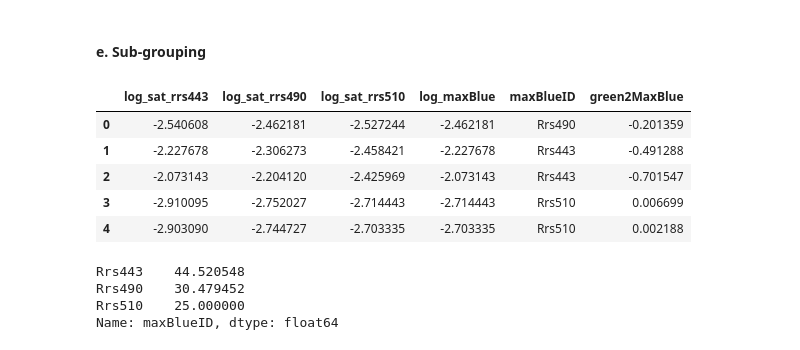
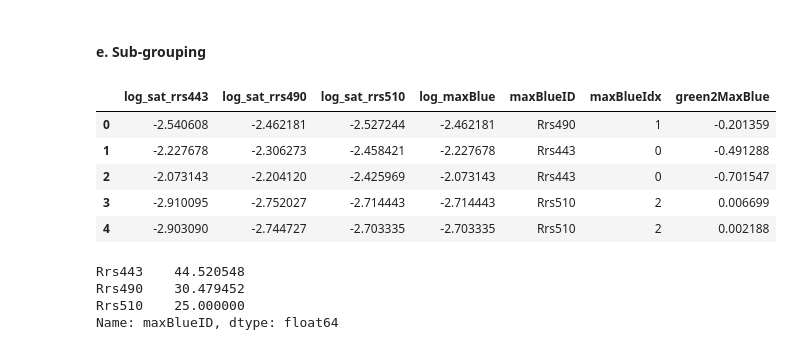
Before and after one commit to madHatter106/IOCS_BUSAN_2019, a Jupyter notebook: BUSAN2019.ipynb, the cells around one changed output. Drawn from its saved outputs; the diff is of its cells as text; code cells hidden in the pictures.

```diff
--- a/BUSAN2019.ipynb
+++ b/BUSAN2019.ipynb
@@ -305,15 +288,18 @@ sb.pairplot(df, vars=['oisst', 'green2MaxBlue', 'log_chlor_a'], hue='maxBlueID',
 # %%
 df['maxBlueID'] = df[blue_band_cols].idxmax(axis=1)
 df['maxBlueID'] = df.maxBlueID.str.extract('(rrs[0-9]+)').iloc[:, 0].str.capitalize()
+# %%
+maxBlueCat = pd.CategoricalDtype(categories=np.sort(df.maxBlueID.unique()), ordered=True)
+df['maxBlueIdx'] = df.maxBlueID.astype(maxBlueCat).cat.codes
 # %%
-df[blue_band_cols + ['log_maxBlue', 'maxBlueID', 'green2MaxBlue']].head()
+df[blue_band_cols + ['log_maxBlue', 'maxBlueID', 'maxBlueIdx', 'green2MaxBlue']].head()
 # %% [output]
-|  | log_sat_rrs443 | log_sat_rrs490 | log_sat_rrs510 | log_maxBlue | maxBlueID | green2MaxBlue |
-| 0 | -2.540608 | -2.462181 | -2.527244 | -2.462181 | Rrs490 | -0.201359 |
-| 1 | -2.227678 | -2.306273 | -2.458421 | -2.227678 | Rrs443 | -0.491288 |
-| 2 | -2.073143 | -2.204120 | -2.425969 | -2.073143 | Rrs443 | -0.701547 |
-| 3 | -2.910095 | -2.752027 | -2.714443 | -2.714443 | Rrs510 | 0.006699 |
-| 4 | -2.903090 | -2.744727 | -2.703335 | -2.703335 | Rrs510 | 0.002188 |
+|  | log_sat_rrs443 | log_sat_rrs490 | log_sat_rrs510 | log_maxBlue | maxBlueID | maxBlueIdx | green2MaxBlue |
+| 0 | -2.540608 | -2.462181 | -2.527244 | -2.462181 | Rrs490 | 1 | -0.201359 |
+| 1 | -2.227678 | -2.306273 | -2.458421 | -2.227678 | Rrs443 | 0 | -0.491288 |
+| 2 | -2.073143 | -2.204120 | -2.425969 | -2.073143 | Rrs443 | 0 | -0.701547 |
+| 3 | -2.910095 | -2.752027 | -2.714443 | -2.714443 | Rrs510 | 2 | 0.006699 |
+| 4 | -2.903090 | -2.744727 | -2.703335 | -2.703335 | Rrs510 | 2 | 0.002188 |
 # %%
 df.maxBlueID.value_counts(normalize=True)* 100
 # %% [output]
```
Also changed, not shown: parts of 49 cells of this notebook, 9 other files.
